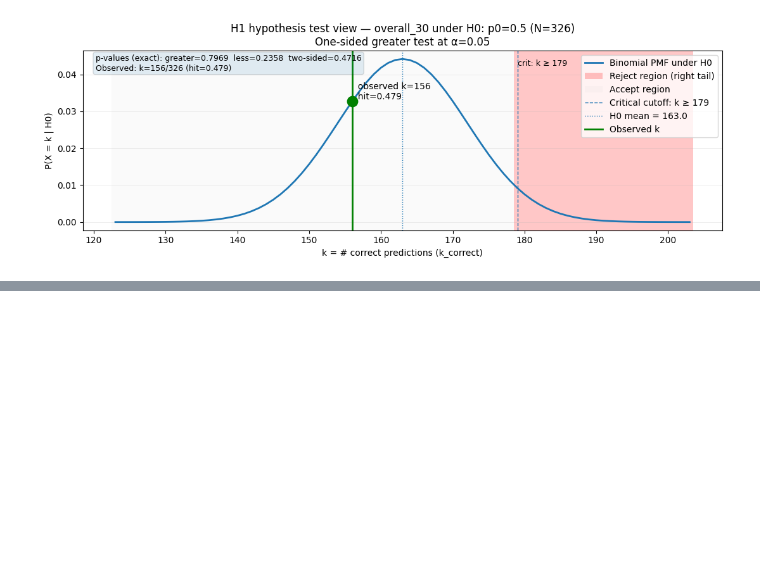
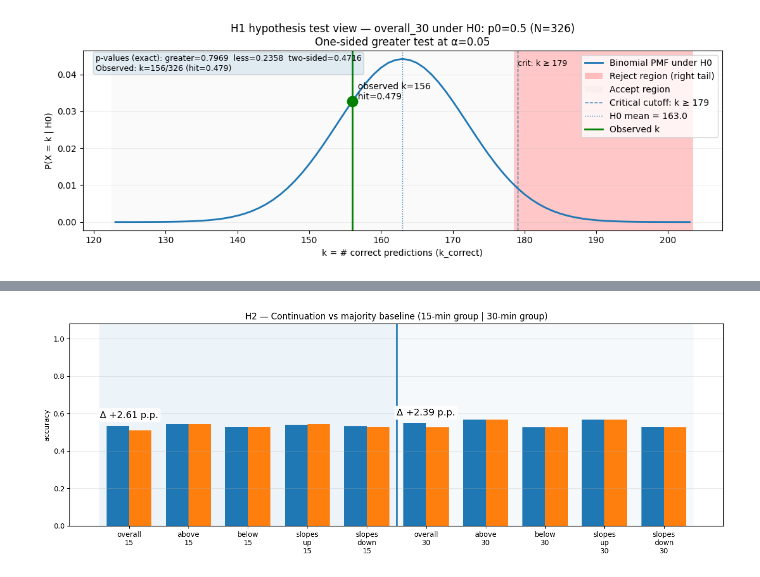
Before and after one commit to cankaradogann/DSA210-Project-Can-Karadogan, a Jupyter notebook: notebooks/08_hypothesis_tests.ipynb, the cells around one changed output, grey strips where cells are left out. Drawn from its saved outputs; the diff is of its cells as text; code cells hidden in the pictures; blank space fills up the shorter version.

```diff
--- a/notebooks/08_hypothesis_tests.ipynb
+++ b/notebooks/08_hypothesis_tests.ipynb
@@ -1341,0 +1971,64 @@ plot_h1_test_readable(h1, key="overall_30", p0=0.5, alpha=0.05, mode="greater",
+# %%
+import matplotlib.pyplot as plt
+import numpy as np
+
+# Assumes h2 dict is already loaded (H2_metrics.json)
+
+# --- blocks grouped by horizon (same 10 blocks) ---
+blocks_15 = ["overall_15", "above_15", "below_15", "slopes_up_15", "slopes_down_15"]
+blocks_30 = ["overall_30", "above_30", "below_30", "slopes_up_30", "slopes_down_30"]
+blocks = blocks_15 + blocks_30
+
+hit  = np.array([float(h2[b]["hit_rate"]) for b in blocks])
+base = np.array([float(h2[b]["majority_baseline_acc"]) for b in blocks])
+lift = hit - base                     # absolute lift (0.0239 ~ 2.39 p.p.)
+
+x = np.arange(len(blocks))
+width = 0.38
+
+fig, ax = plt.subplots(figsize=(13.5, 5.0))
+
+# horizon separation (visual only)
+ax.axvspan(-0.5, len(blocks_15)-0.5, alpha=0.08)
+ax.axvspan(len(blocks_15)-0.5, len(blocks)-0.5, alpha=0.04)
+ax.axvline(len(blocks_15)-0.5, linewidth=2)
+
+bars_hit  = ax.bar(x - width/2, hit,  width, label="hit_rate (H2 prediction)")
+bars_base = ax.bar(x + width/2, base, width, label="majority_baseline_acc (naive)")
+
+ax.set_ylabel("accuracy")
+ax.set_title("H2 — Continuation vs majority baseline (15-min group | 30-min group)")
+ax.set_xticks(x)
+ax.set_xticklabels([b.replace("_", "\n") for b in blocks])
+ax.grid(axis="y", alpha=0.25)
+
+# headroom for labels
+ax.set_ylim(0, 1.08)
+
+def write_lift(block_name, font_size=13):
+    i = blocks.index(block_name)
+    y_top = max(hit[i], base[i])
+    y = y_top + 0.03
+
+    # absolute lift in percentage points
+    pp = lift[i] * 100.0   # 0.0239 -> 2.39
+
+    ax.text(
+        x[i], y,
+        f"Δ {pp:+.2f} p.p.",
+        ha="center", va="bottom",
+        fontsize=font_size,
+        bbox=dict(boxstyle="round,pad=0.25",
+                  facecolor="white", alpha=0.95, linewidth=0),
+        clip_on=False
+    )
+
+
+write_lift("overall_30")
+write_lift("overall_15")
+
+
+plt.tight_layout()
+plt.show()
+# %% [output]
+[figure, added]
```
Also changed, not shown: parts of 19 cells of this notebook.
